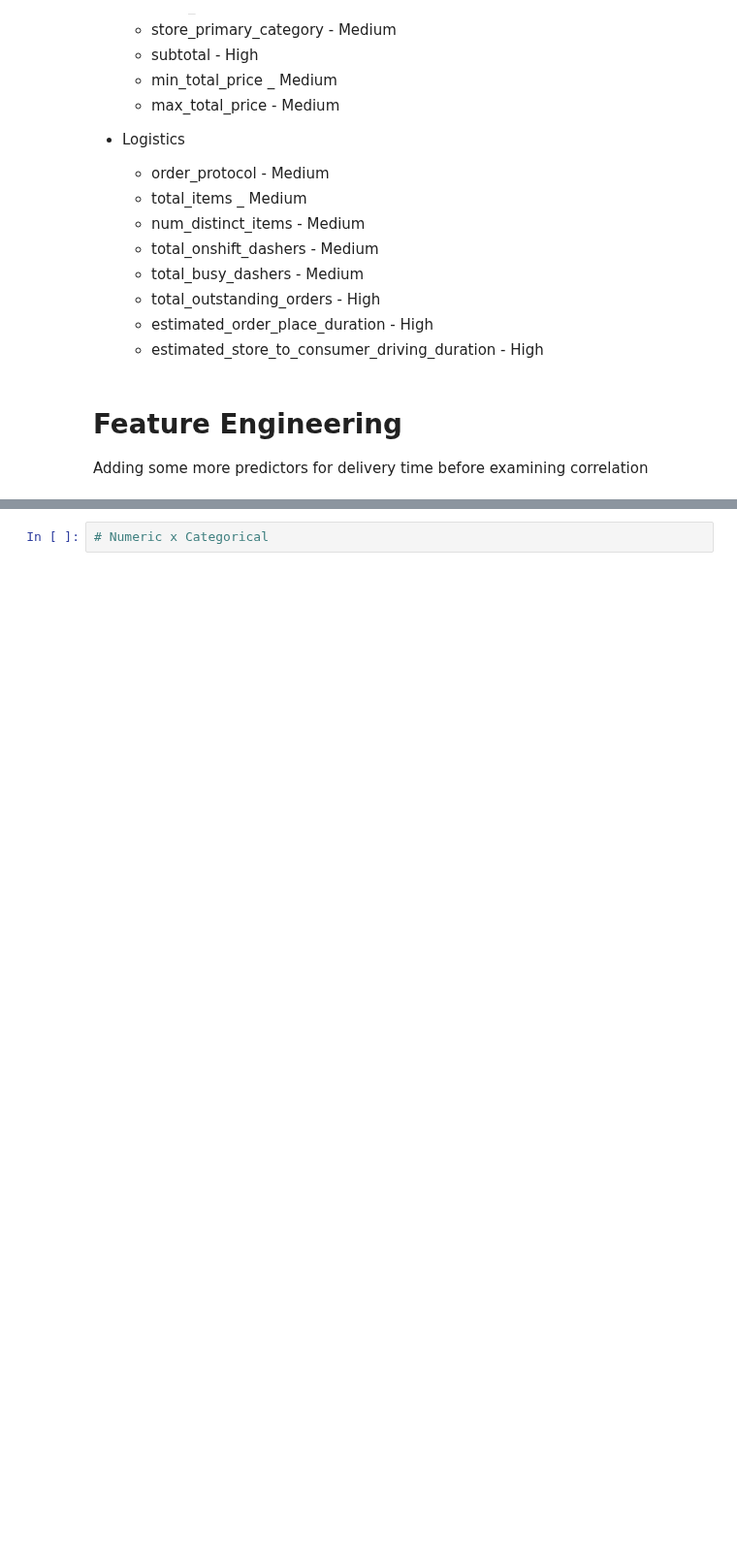
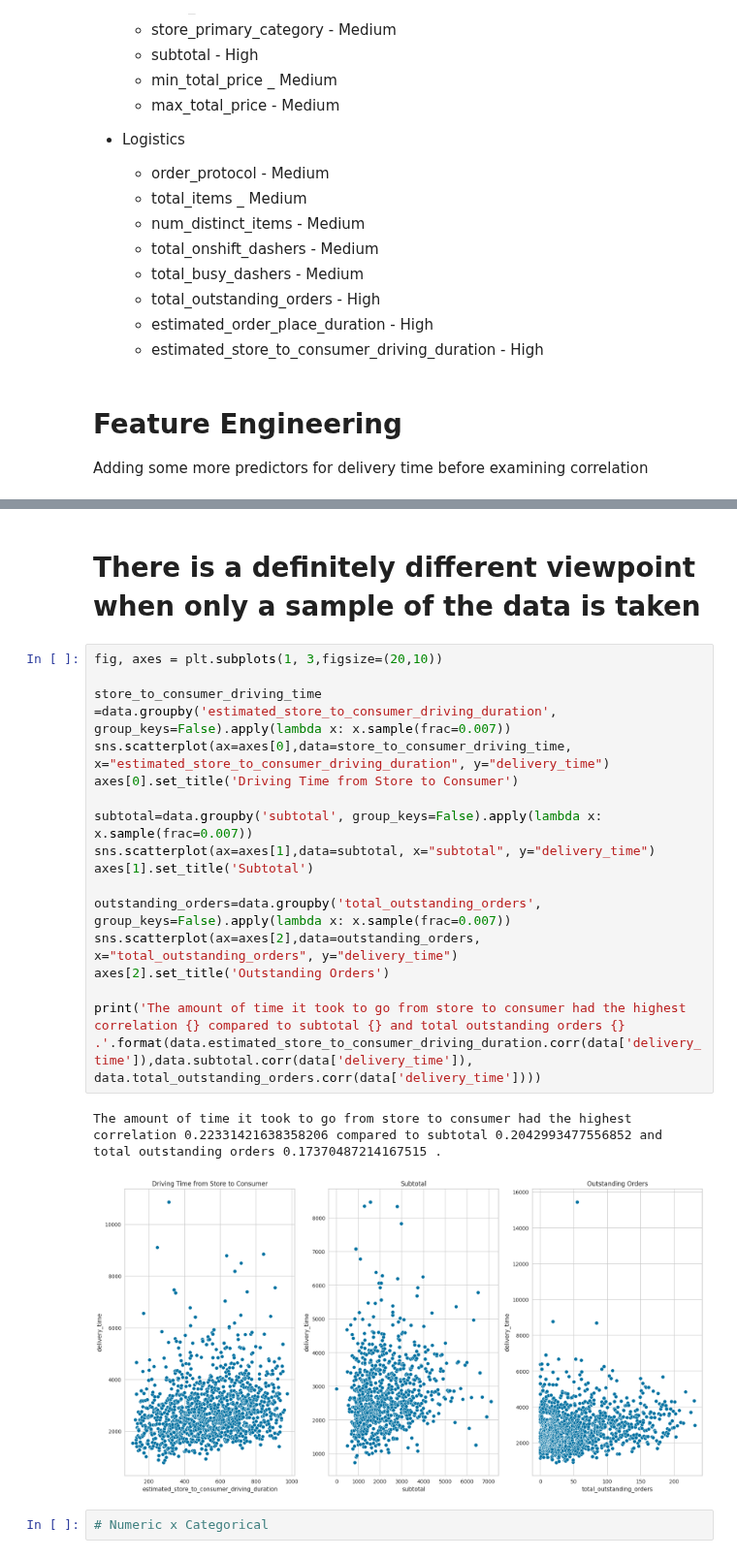
Before and after one commit to mindyng/2023-Business-Projects, a Jupyter notebook: doordash-delivery-time-prediction.ipynb, the cells around one changed output, grey strips where cells are left out. Shown at 97% size. Saved outputs shown, nothing was run; the diff lists cells and outputs as text; blank space fills up the shorter version.

```diff
--- a/doordash-delivery-time-prediction.ipynb
+++ b/doordash-delivery-time-prediction.ipynb
@@ -667,3 +708,24 @@ print(data.total_onshift_dashers.corr(data['delivery_time'])
+# %% [markdown]
+# There is a definitely different viewpoint when only a sample of the data is taken
+# %%
+fig, axes = plt.subplots(1, 3,figsize=(20,10))
+
+store_to_consumer_driving_time =data.groupby('estimated_store_to_consumer_driving_duration', group_keys=False).apply(lambda x: x.sample(frac=0.007))
+sns.scatterplot(ax=axes[0],data=store_to_consumer_driving_time, x="estimated_store_to_consumer_driving_duration", y="delivery_time")
+axes[0].set_title('Driving Time from Store to Consumer')
+
+subtotal=data.groupby('subtotal', group_keys=False).apply(lambda x: x.sample(frac=0.007))
+sns.scatterplot(ax=axes[1],data=subtotal, x="subtotal", y="delivery_time")
+axes[1].set_title('Subtotal')
+
+outstanding_orders=data.groupby('total_outstanding_orders', group_keys=False).apply(lambda x: x.sample(frac=0.007))
+sns.scatterplot(ax=axes[2],data=outstanding_orders, x="total_outstanding_orders", y="delivery_time")
+axes[2].set_title('Outstanding Orders')
+
+print('The amount of time it took to go from store to consumer had the highest correlation {} compared to subtotal {} and total outstanding orders {} .'.format(data.estimated_store_to_consumer_driving_duration.corr(data['delivery_time']),data.subtotal.corr(data['delivery_time']), data.total_outstanding_orders.corr(data['delivery_time'])))
+# %% [output]
+The amount of time it took to go from store to consumer had the highest correlation 0.22331421638358206 compared to subtotal 0.2042993477556852 and total outstanding orders 0.17370487214167515 .
+[figure, added]
 # %%
 # Numeric x Categorical
 # %%
```
Also changed, not shown: parts of 32 cells of this notebook.
